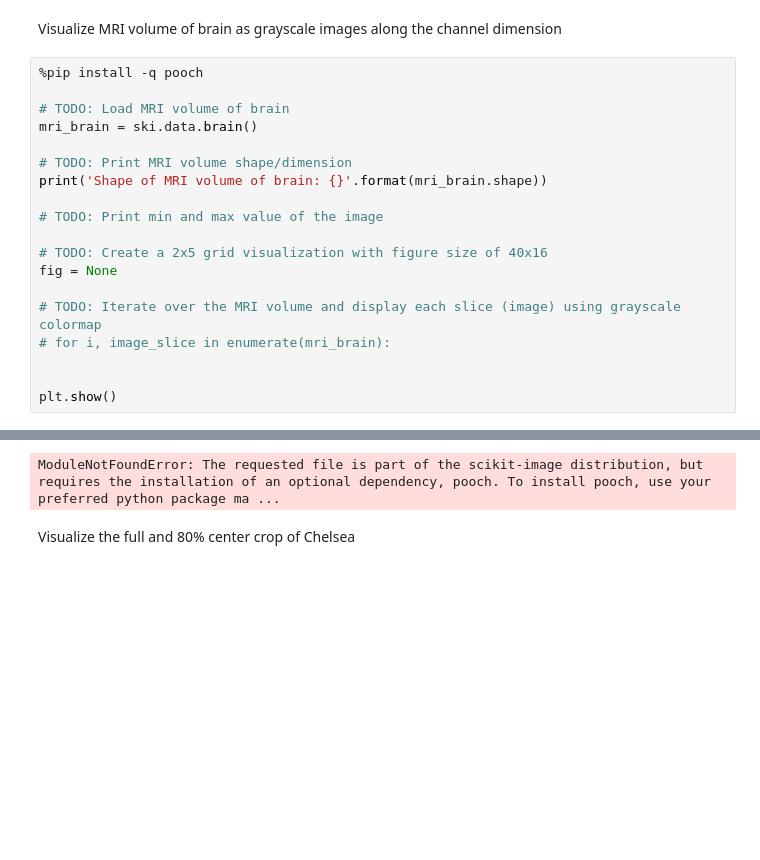
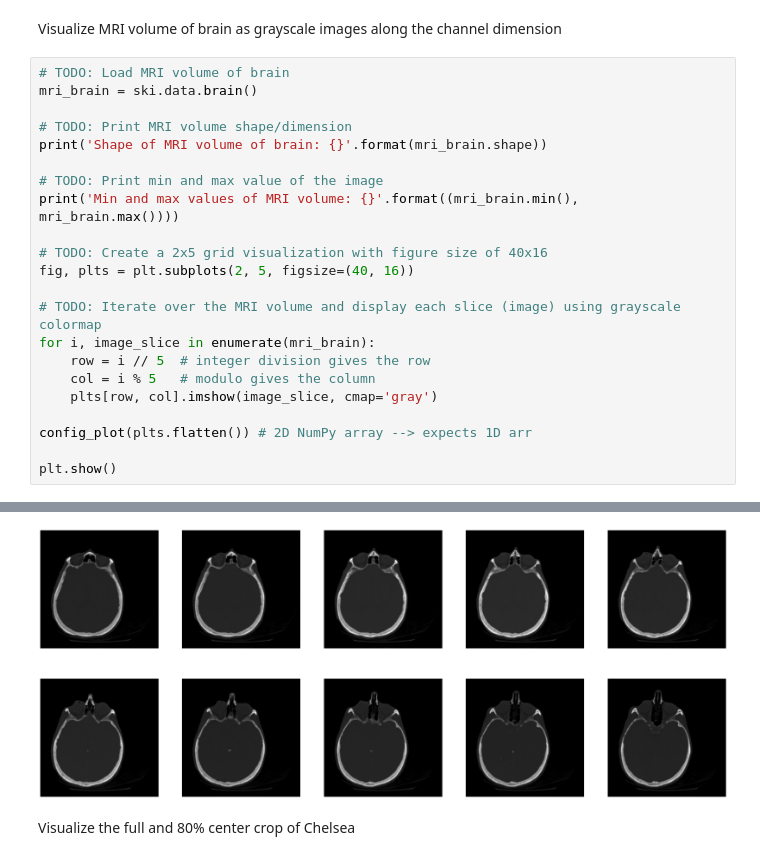
Before and after one commit to jellyboston/CPSC-4800-Computer_Vision, a Jupyter notebook: exercise01/01_exercise_visualizing_and_transforming_images.ipynb, the cells around one changed output, grey strips where cells are left out. Saved outputs shown, nothing was run; the diff lists cells and outputs as text; blank space fills up the shorter version.

Commit message:
fix: implemented mri_brain

```diff
--- a/exercise01/01_exercise_visualizing_and_transforming_images.ipynb
+++ b/exercise01/01_exercise_visualizing_and_transforming_images.ipynb
@@ -119,8 +119,6 @@ Shape of coffee image: (172, 448)
 # %% [markdown]
 Visualize MRI volume of brain as grayscale images along the channel dimension
 # %%
-%pip install -q pooch
-
 # TODO: Load MRI volume of brain
 mri_brain = ski.data.brain()
 
@@ -128,13 +126,18 @@ mri_brain = ski.data.brain()
 print('Shape of MRI volume of brain: {}'.format(mri_brain.shape))
 
 # TODO: Print min and max value of the image
+print('Min and max values of MRI volume: {}'.format((mri_brain.min(), mri_brain.max())))
 
 # TODO: Create a 2x5 grid visualization with figure size of 40x16
-fig = None
+fig, plts = plt.subplots(2, 5, figsize=(40, 16))
 
 # TODO: Iterate over the MRI volume and display each slice (image) using grayscale colormap
-# for i, image_slice in enumerate(mri_brain):
+for i, image_slice in enumerate(mri_brain):
+    row = i // 5  # integer division gives the row
+    col = i % 5   # modulo gives the column
+    plts[row, col].imshow(image_slice, cmap='gray')
 
+config_plot(plts.flatten()) # 2D NumPy array --> expects 1D arr
 
 plt.show()
 # %% [output]
@@ -142,4 +146,4 @@ Note: you may need to restart the kernel to use updated packages.
-ModuleNotFoundError: The requested file is part of the scikit-image distribution, but requires the installation of an optional dependency, pooch. To install pooch, use your preferred python package ma ...
+[figure, added]
 # %% [markdown]
 Visualize the full and 80% center crop of Chelsea
 # %%
```
Also changed, not shown: parts of 1 cell of this notebook.
